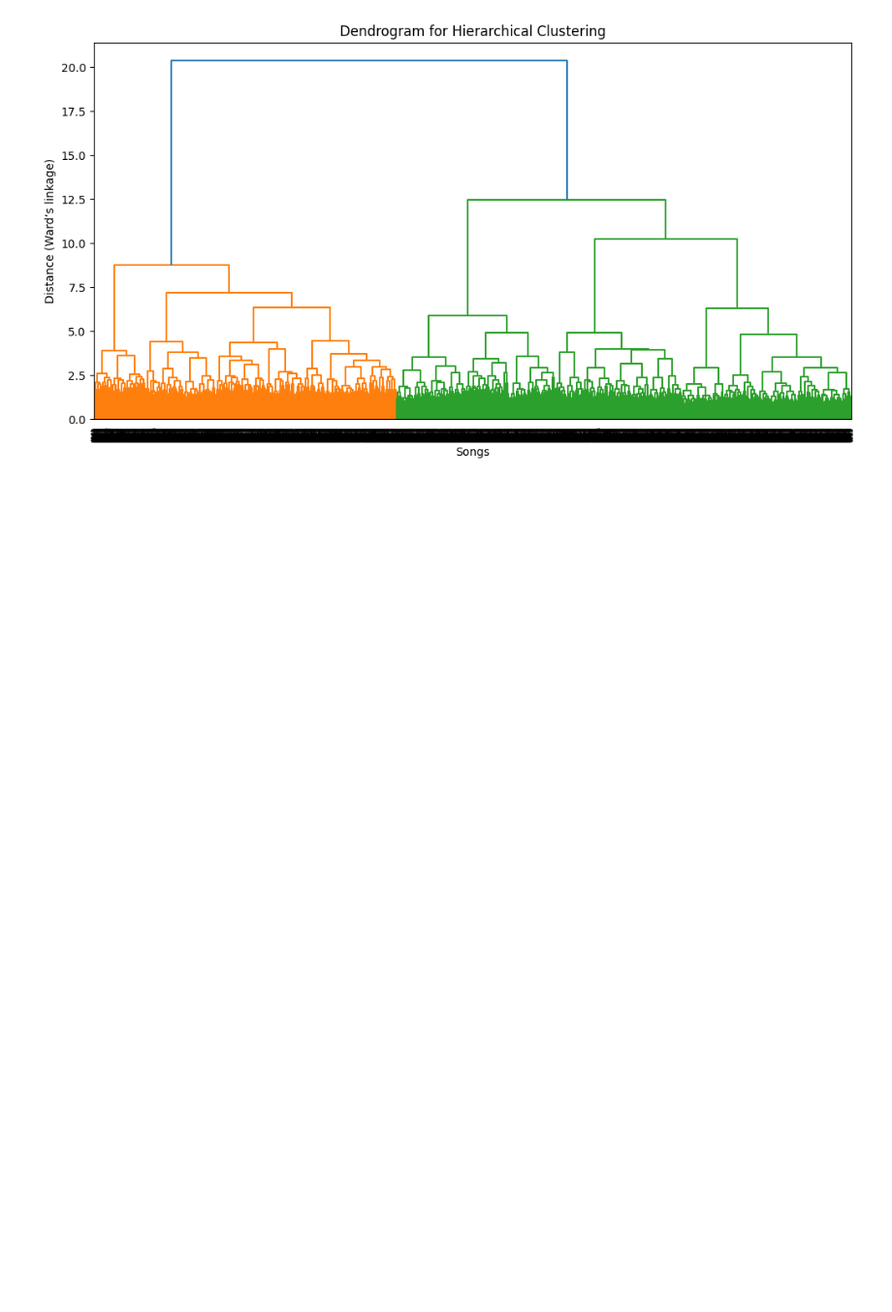
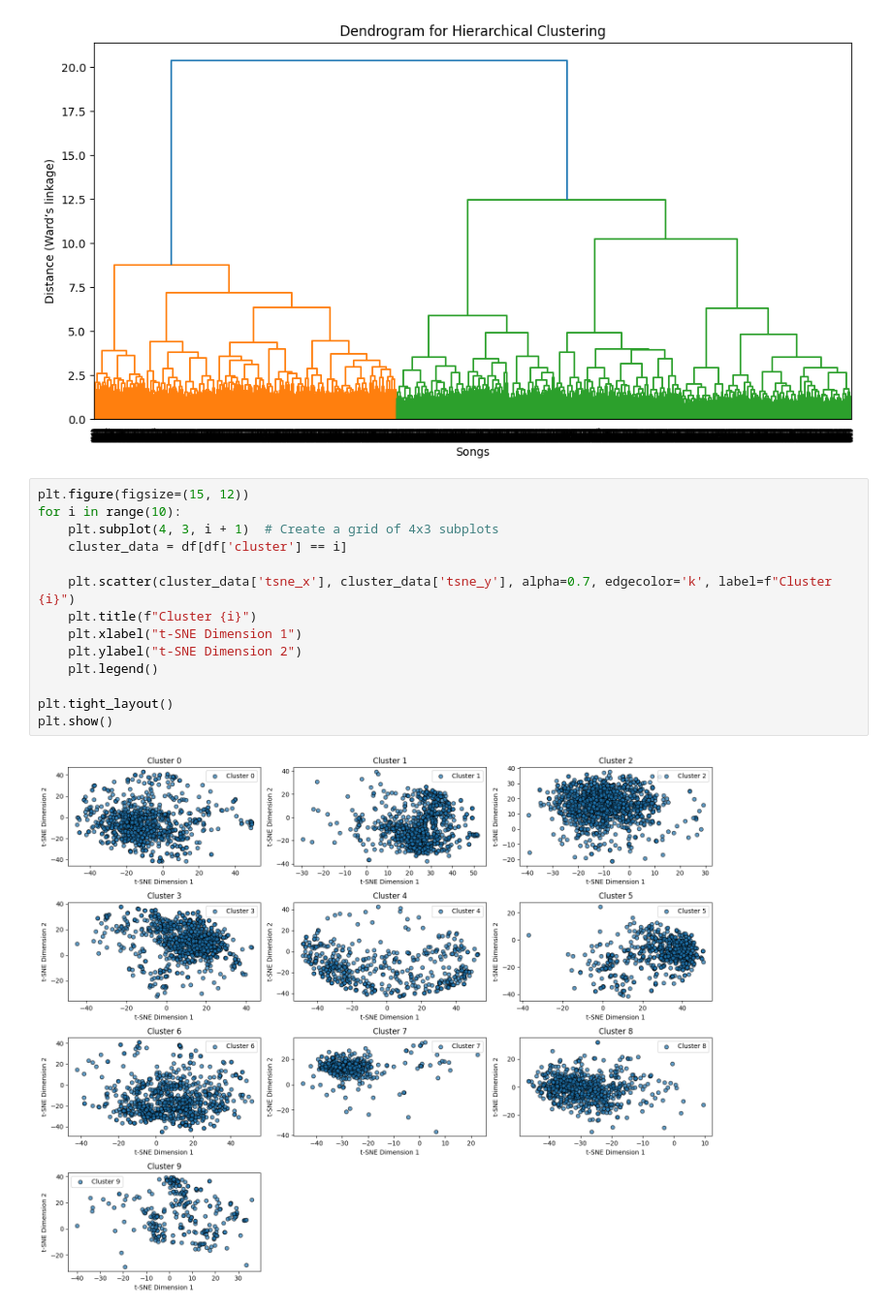
Before and after one commit to ahmadhanif3/songs-lyrics-clustering, a Jupyter notebook: modeling.ipynb, the cells around one changed output. Shown at 97% size. Saved outputs shown, nothing was run; the diff lists cells and outputs as text; blank space fills up the shorter version.

Commit message:
seperate cluster viz

```diff
--- a/modeling.ipynb
+++ b/modeling.ipynb
@@ -115,3 +115,19 @@ plt.ylabel("Distance (Ward’s linkage)")
 plt.show()
 # %% [output]
 [figure]
+# %%
+plt.figure(figsize=(15, 12))
+for i in range(10):
+    plt.subplot(4, 3, i + 1)  # Create a grid of 4x3 subplots
+    cluster_data = df[df['cluster'] == i]
+
+    plt.scatter(cluster_data['tsne_x'], cluster_data['tsne_y'], alpha=0.7, edgecolor='k', label=f"Cluster {i}")
+    plt.title(f"Cluster {i}")
+    plt.xlabel("t-SNE Dimension 1")
+    plt.ylabel("t-SNE Dimension 2")
+    plt.legend()
+
+plt.tight_layout()
+plt.show()
+# %% [output]
+[figure, added]
```
